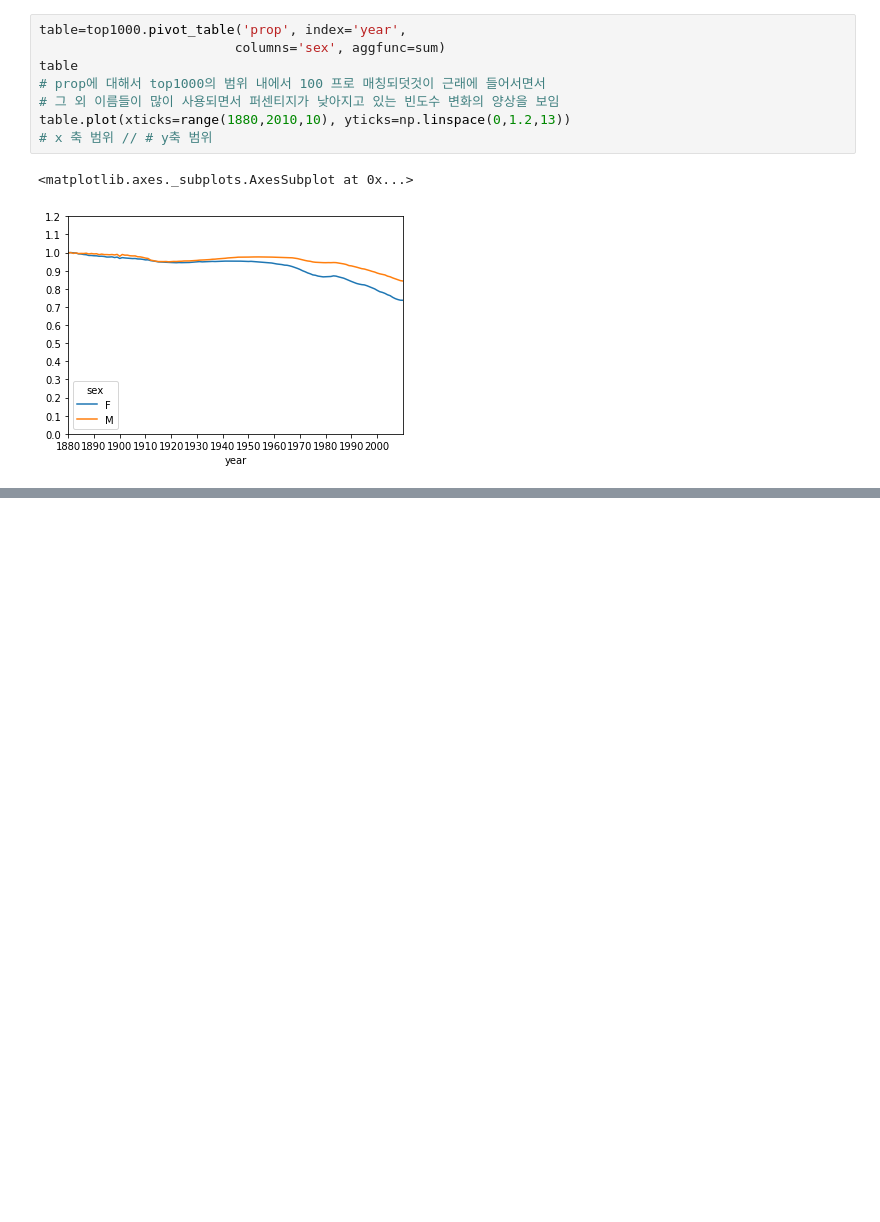
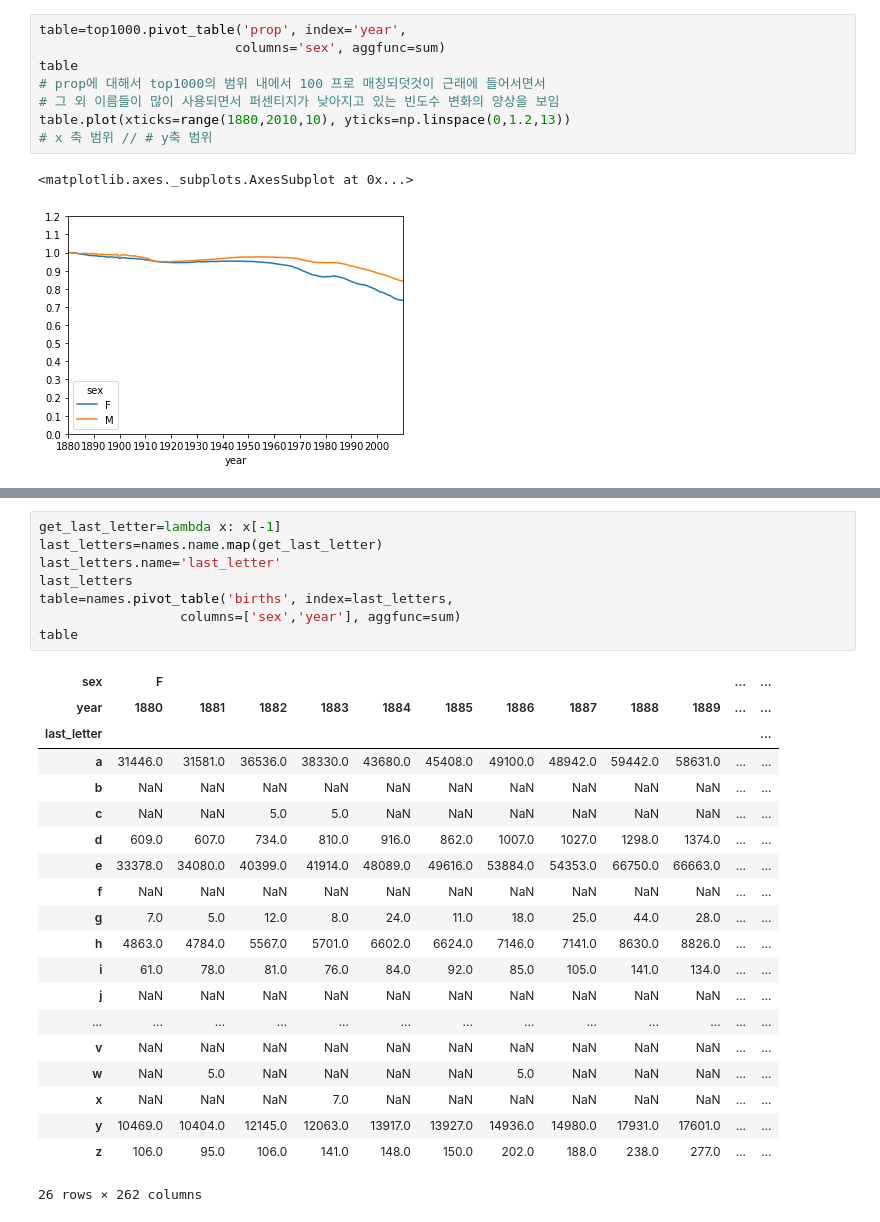
Before and after one commit to aporlo21/multicampus, a Jupyter notebook: Data_Analyse_Park2/prof_Park/exer08_day8.ipynb, the cells around one changed output, grey strips where cells are left out. Cells and saved outputs as stored; diff of their text form; blank space fills up the shorter version.

```diff
--- a/Data_Analyse_Park2/prof_Park/exer08_day8.ipynb
+++ b/Data_Analyse_Park2/prof_Park/exer08_day8.ipynb
@@ -205,0 +227,29 @@ prop_cumsum=df.sort_values(by='prop', ascending=False).prop.cumsum()
+# %%
+get_last_letter=lambda x: x[-1]
+last_letters=names.name.map(get_last_letter)
+last_letters.name='last_letter'
+last_letters
+table=names.pivot_table('births', index=last_letters,
+                  columns=['sex','year'], aggfunc=sum)
+table
+# %% [output]
+| sex | F |  |  |  |  |  |  |  |  |  | ... | ... |
+| year | 1880 | 1881 | 1882 | 1883 | 1884 | 1885 | 1886 | 1887 | 1888 | 1889 | ... | ... |
+| last_letter |  |  |  |  |  |  |  |  |  |  |  | ... |
+| a | 31446.0 | 31581.0 | 36536.0 | 38330.0 | 43680.0 | 45408.0 | 49100.0 | 48942.0 | 59442.0 | 58631.0 | ... | ... |
+| b | NaN | NaN | NaN | NaN | NaN | NaN | NaN | NaN | NaN | NaN | ... | ... |
+| c | NaN | NaN | 5.0 | 5.0 | NaN | NaN | NaN | NaN | NaN | NaN | ... | ... |
+| d | 609.0 | 607.0 | 734.0 | 810.0 | 916.0 | 862.0 | 1007.0 | 1027.0 | 1298.0 | 1374.0 | ... | ... |
+| e | 33378.0 | 34080.0 | 40399.0 | 41914.0 | 48089.0 | 49616.0 | 53884.0 | 54353.0 | 66750.0 | 66663.0 | ... | ... |
+| f | NaN | NaN | NaN | NaN | NaN | NaN | NaN | NaN | NaN | NaN | ... | ... |
+| g | 7.0 | 5.0 | 12.0 | 8.0 | 24.0 | 11.0 | 18.0 | 25.0 | 44.0 | 28.0 | ... | ... |
+| h | 4863.0 | 4784.0 | 5567.0 | 5701.0 | 6602.0 | 6624.0 | 7146.0 | 7141.0 | 8630.0 | 8826.0 | ... | ... |
+| i | 61.0 | 78.0 | 81.0 | 76.0 | 84.0 | 92.0 | 85.0 | 105.0 | 141.0 | 134.0 | ... | ... |
+| j | NaN | NaN | NaN | NaN | NaN | NaN | NaN | NaN | NaN | NaN | ... | ... |
+| ... | ... | ... | ... | ... | ... | ... | ... | ... | ... | ... | ... | ... |
+| v | NaN | NaN | NaN | NaN | NaN | NaN | NaN | NaN | NaN | NaN | ... | ... |
+| w | NaN | 5.0 | NaN | NaN | NaN | NaN | 5.0 | NaN | NaN | NaN | ... | ... |
+| x | NaN | NaN | NaN | 7.0 | NaN | NaN | NaN | NaN | NaN | NaN | ... | ... |
+| y | 10469.0 | 10404.0 | 12145.0 | 12063.0 | 13917.0 | 13927.0 | 14936.0 | 14980.0 | 17931.0 | 17601.0 | ... | ... |
+| z | 106.0 | 95.0 | 106.0 | 141.0 | 148.0 | 150.0 | 202.0 | 188.0 | 238.0 | 277.0 | ... | ... |
+26 rows × 262 columns
```
Also changed, not shown: parts of 7 cells of this notebook.
